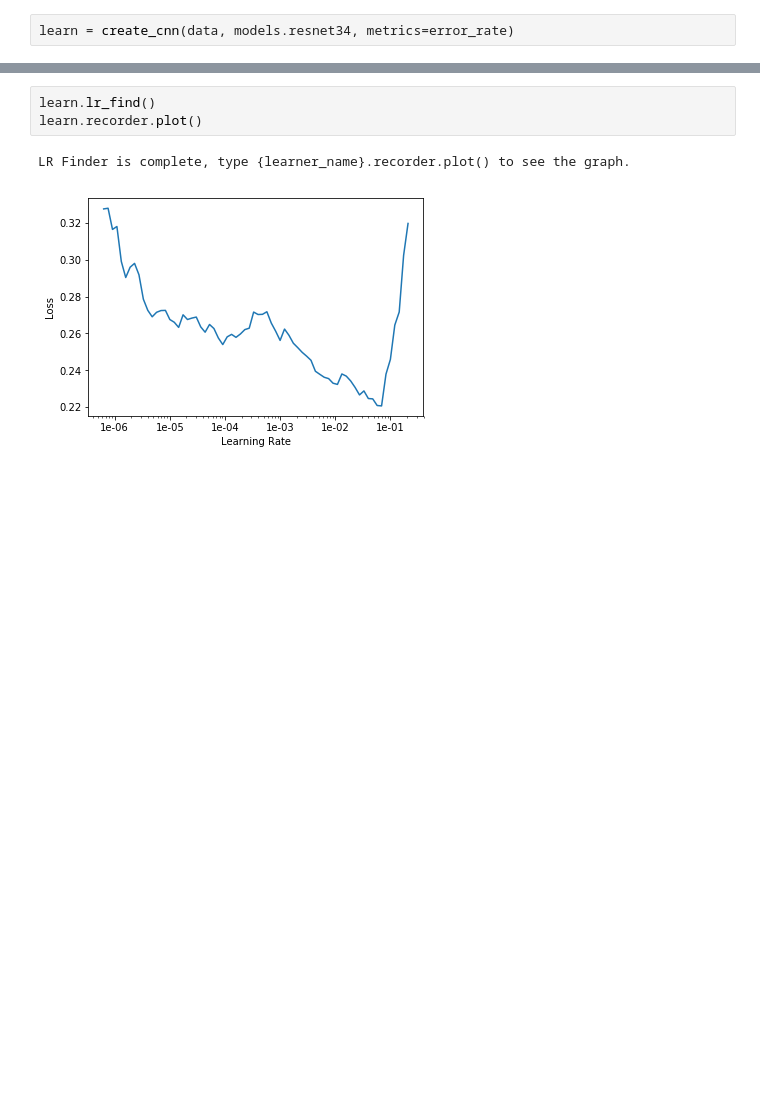
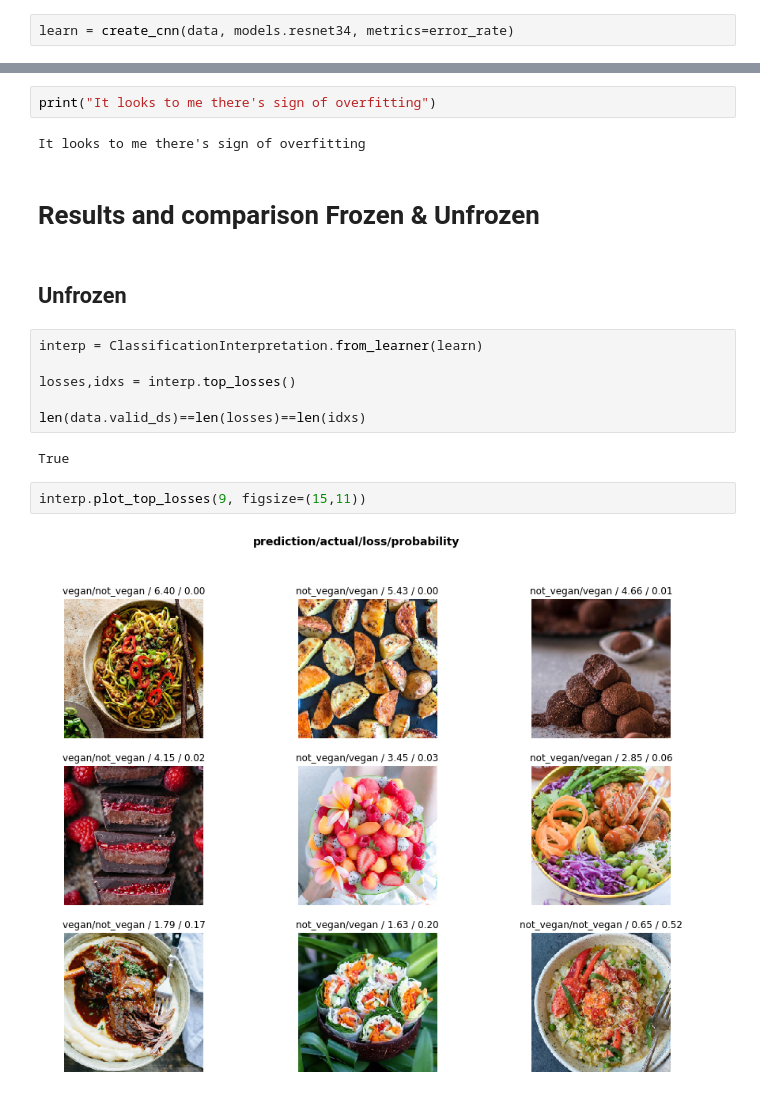
Before and after one commit to remiconnesson/instaclassifier, a Jupyter notebook: Downloading, preprocessing and training.ipynb, the cells around one changed output, grey strips where cells are left out. Saved outputs shown, nothing was run; the diff lists cells and outputs as text; blank space fills up the shorter version.

```diff
--- a/Downloading, preprocessing and training.ipynb
+++ b/Downloading, preprocessing and training.ipynb
@@ -164,6 +177,20 @@ Total time: 01:02
-# %%
-learn.lr_find()
-learn.recorder.plot()
-# %% [output]
-LR Finder is complete, type {learner_name}.recorder.plot() to see the graph.
-[figure, removed]
+# %%
+print("It looks to me there's sign of overfitting")
+# %% [output]
+It looks to me there's sign of overfitting
+# %% [markdown]
+# Results and comparison Frozen & Unfrozen
+# %% [markdown]
+## Unfrozen
+# %%
+interp = ClassificationInterpretation.from_learner(learn)
+
+losses,idxs = interp.top_losses()
+
+len(data.valid_ds)==len(losses)==len(idxs)
+# %% [output]
+True
+# %%
+interp.plot_top_losses(9, figsize=(15,11))
+# %% [output]
+[figure, added]
```
Also changed, not shown: parts of 7 cells of this notebook.
